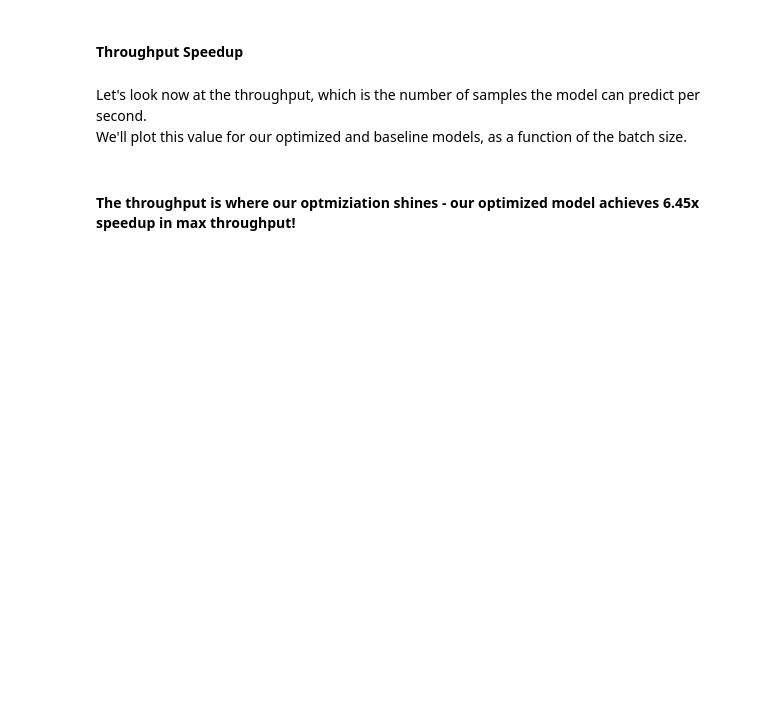
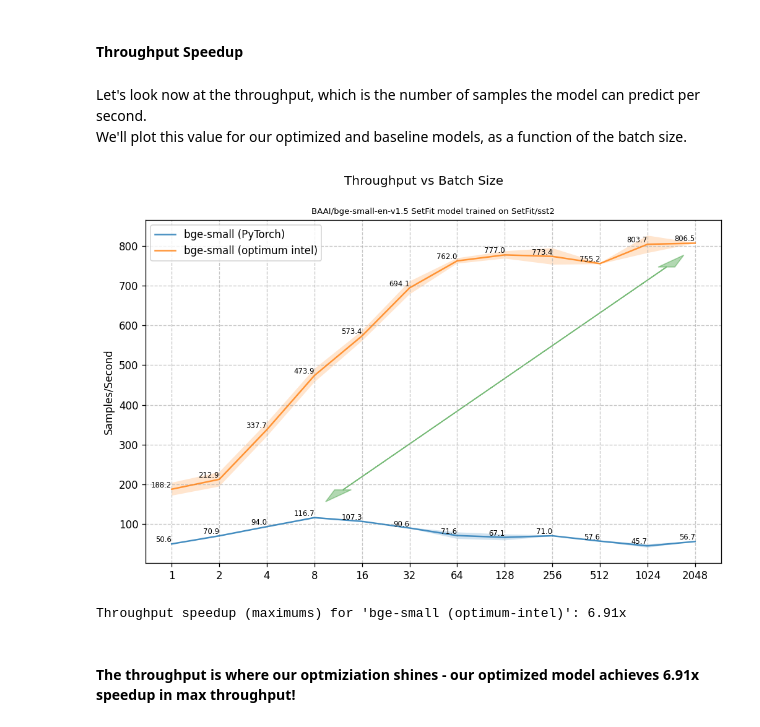
Before and after one commit to huggingface/setfit, a Jupyter notebook: notebooks/setfit-optimum-intel.ipynb, the cells around one changed output. Cells and saved outputs as stored; diff of their text form; code cells hidden in the pictures; blank space fills up the shorter version.

```diff
--- a/notebooks/setfit-optimum-intel.ipynb
+++ b/notebooks/setfit-optimum-intel.ipynb
@@ -103,7 +103,7 @@ def get_dir_size(path):
     return float(output.split()[0].decode('utf-8'))
 
 class PerformanceBenchmark:
-    def __init__(self, model, dataset, optim_type, metric="accuracy", max_sequence_length=512,
+    def __init__(self, model, dataset, optim_type, max_sequence_length, metric="accuracy",
                  model_path=None, enable_autocast=False, batch_sizes=None):
         self.model = model
         self.dataset = dataset
@@ -248,7 +248,12 @@ from setfit import SetFitModel
 
 model_path = "dkorat/bge-small-en-v1.5_setfit-sst2-english"
 setfit_model = SetFitModel.from_pretrained(model_path)
-pb = PerformanceBenchmark(setfit_model, test_dataset, "bge-small (PyTorch)")
+pb = PerformanceBenchmark(
+    model=setfit_model,
+    dataset=test_dataset,
+    optim_type="bge-small (PyTorch)",
+    max_sequence_length=512,
+)
 perf_metrics = pb.run_benchmark()
 # %% [output]
 ====================================================================================================
@@ -317,9 +353,10 @@ optimum_model = optimum.intel.IPEXModel.from_pretrained(optimum_model_path)
 optimum_setfit_model = OptimumSetFitModel(setfit_model, model_body=optimum_model)
 
 pb = PerformanceBenchmark(
-    optimum_setfit_model,
-    test_dataset,
-    f"bge-small (optimum intel)",
+    model=optimum_setfit_model,
+    dataset=test_dataset,
+    optim_type=f"bge-small (optimum intel)",
+    max_sequence_length=512,
     model_path=optimum_model_path,
     enable_autocast=True,
 )
@@ -340,33 +397,36 @@ We'll plot this value for our optimized and baseline models, as a function of th
 # %%
 def plot_throughputs(perf_metrics):
     plt.figure(figsize=(10, 6), dpi=120)
     maximums = []
     for (label, metric) in perf_metrics.items():
         xs = np.arange(len(metric["batch_sizes"]))
         y_mean, y_std = np.array(metric["throughputs_avg"]), np.array(metric["throughputs_std"])
         maximums.append((np.argmax(y_mean), max(y_mean)))
         plt.plot(xs, y_mean, label=label, alpha=0.8)
         plt.fill_between(xs, y_mean - y_std, y_mean + y_std, alpha=0.2)
         for x, y in zip(xs, y_mean):
             plt.text(x, y, f'{y:.1f}', ha='right', va='bottom', fontsize=7, color="black")
 
     plt.xticks(xs, pb.batch_sizes[:len(xs)])
     plt.ylabel('Samples/Second')
     plt.suptitle('Throughput vs Batch Size')
     plt.title('\nBAAI/bge-small-en-v1.5 SetFit model trained on SetFit/sst2', fontsize=8)
     plt.legend()
     plt.grid(True, linestyle='--', alpha=0.7)
     # Add Speedup Arrow
     maxes = np.array(sorted(maximums, key=lambda x: x[0]))
-    maxes[0] += (0.3, 120)
-    maxes[1] -= (0.3, 120)
-    arrow_kwargs = dict(head_width = 0.2, head_length=50, color="green", alpha=0.3)
+    maxes[0] += (0.6, 70)
+    maxes[1] -= (0.6, 60)
+    arrow_kwargs = dict(head_width = 0.35, head_length=30, color="green", alpha=0.3)
     plt.arrow(*maxes[0], *(maxes[1] - maxes[0]), **arrow_kwargs)
     plt.arrow(*maxes[1], *(maxes[0] - maxes[1]), **arrow_kwargs)
     plt.show()
 
 plot_throughputs(perf_metrics)
 speedup = max(perf_metrics['bge-small (optimum intel)']['throughputs_avg']) / max(perf_metrics['bge-small (PyTorch)']['throughputs_avg'])
 print(f"Throughput speedup (maximums) for 'bge-small (optimum-intel)': {speedup:.2f}x")
+# %% [output]
+[figure, added]
+Throughput speedup (maximums) for 'bge-small (optimum-intel)': 6.91x
 # %% [markdown]
-#### The throughput is where our optmiziation shines - our optimized model achieves 6.45x speedup in max throughput!
+#### The throughput is where our optmiziation shines - our optimized model achieves 6.91x speedup in max throughput!
```
Also changed, not shown: parts of 10 cells of this notebook.
